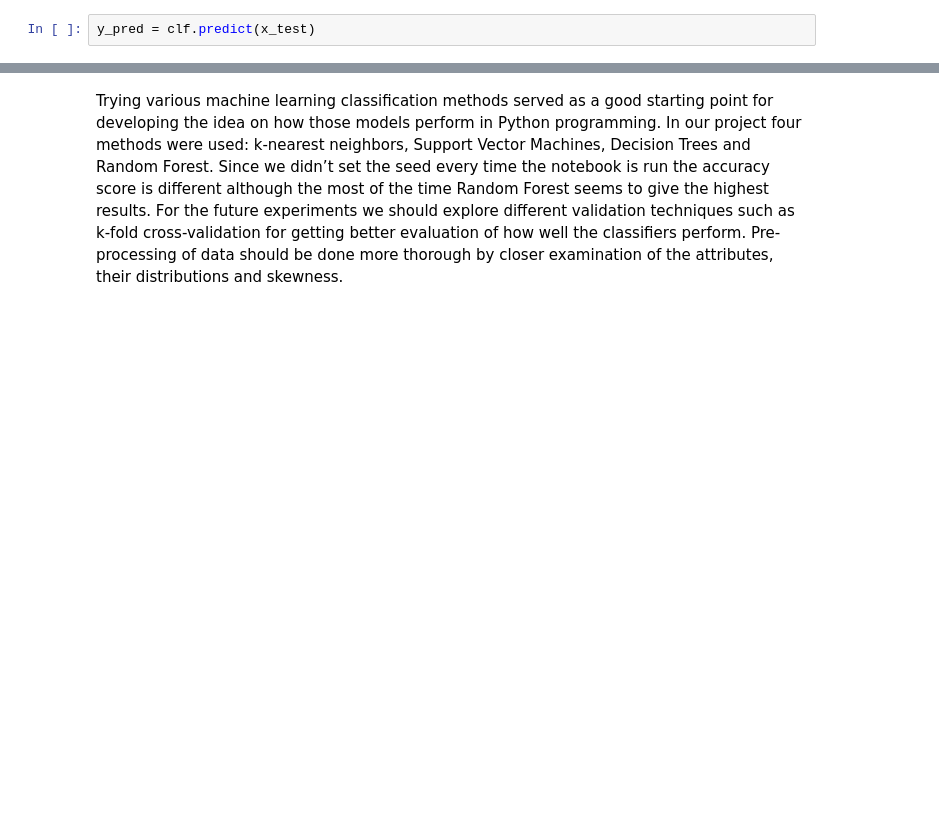
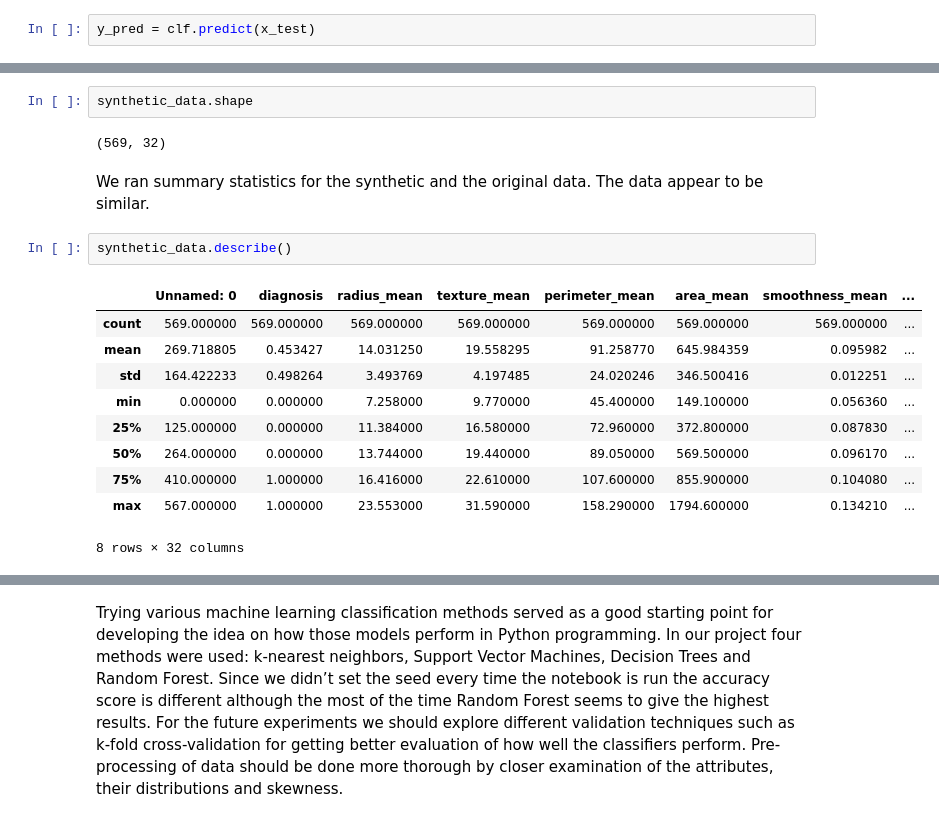
Before and after one commit to Tanja888/PfDA-Project2, a Jupyter notebook: Wisconsin-Breast-Cancer-analysis.ipynb, the cells around one changed output, grey strips where cells are left out. Saved outputs shown, nothing was run; the diff lists cells and outputs as text; blank space fills up the shorter version.

```diff
--- a/Wisconsin-Breast-Cancer-analysis.ipynb
+++ b/Wisconsin-Breast-Cancer-analysis.ipynb
@@ -586,0 +630,19 @@ accuracy
+# %%
+synthetic_data.shape
+# %% [output]
+(569, 32)
+# %% [markdown]
+We ran summary statistics for the synthetic and the original data. The data appear to be similar.
+# %%
+synthetic_data.describe()
+# %% [output]
+|  | Unnamed: 0 | diagnosis | radius_mean | texture_mean | perimeter_mean | area_mean | smoothness_mean | ... |
+| count | 569.000000 | 569.000000 | 569.000000 | 569.000000 | 569.000000 | 569.000000 | 569.000000 | ... |
+| mean | 269.718805 | 0.453427 | 14.031250 | 19.558295 | 91.258770 | 645.984359 | 0.095982 | ... |
+| std | 164.422233 | 0.498264 | 3.493769 | 4.197485 | 24.020246 | 346.500416 | 0.012251 | ... |
+| min | 0.000000 | 0.000000 | 7.258000 | 9.770000 | 45.400000 | 149.100000 | 0.056360 | ... |
+| 25% | 125.000000 | 0.000000 | 11.384000 | 16.580000 | 72.960000 | 372.800000 | 0.087830 | ... |
+| 50% | 264.000000 | 0.000000 | 13.744000 | 19.440000 | 89.050000 | 569.500000 | 0.096170 | ... |
+| 75% | 410.000000 | 1.000000 | 16.416000 | 22.610000 | 107.600000 | 855.900000 | 0.104080 | ... |
+| max | 567.000000 | 1.000000 | 23.553000 | 31.590000 | 158.290000 | 1794.600000 | 0.134210 | ... |
+8 rows × 32 columns
```
Also changed, not shown: parts of 43 cells of this notebook, 1 other file.
